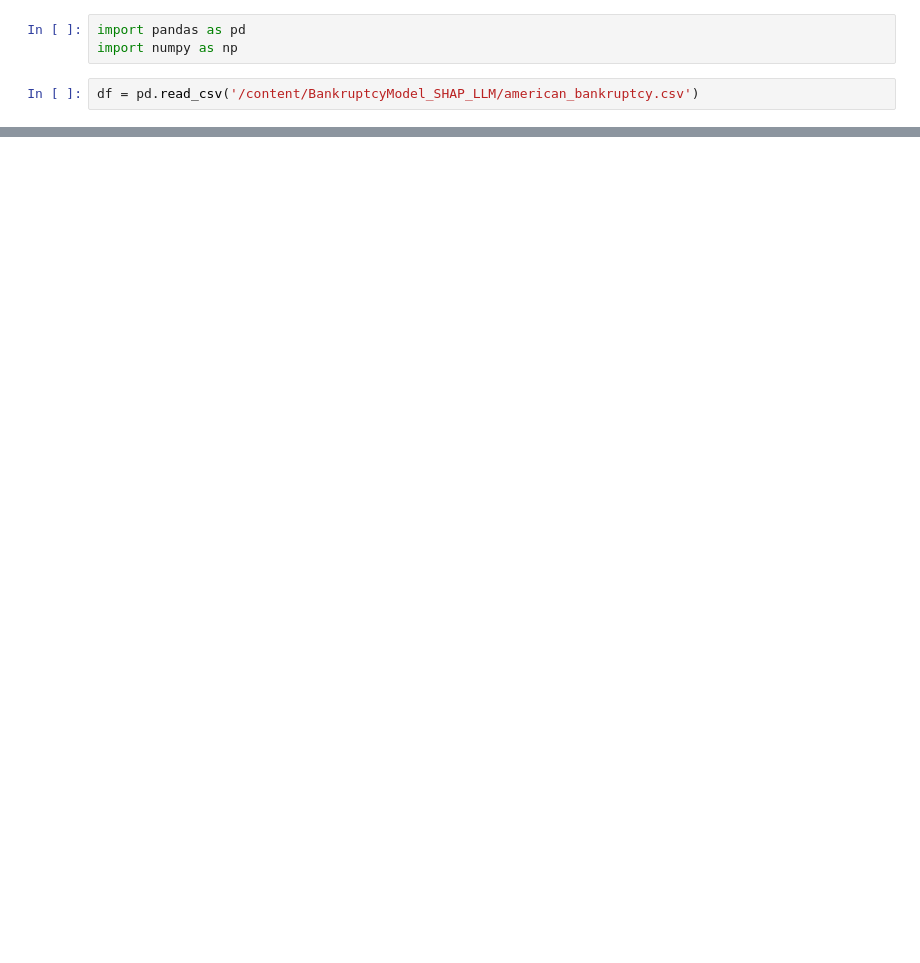
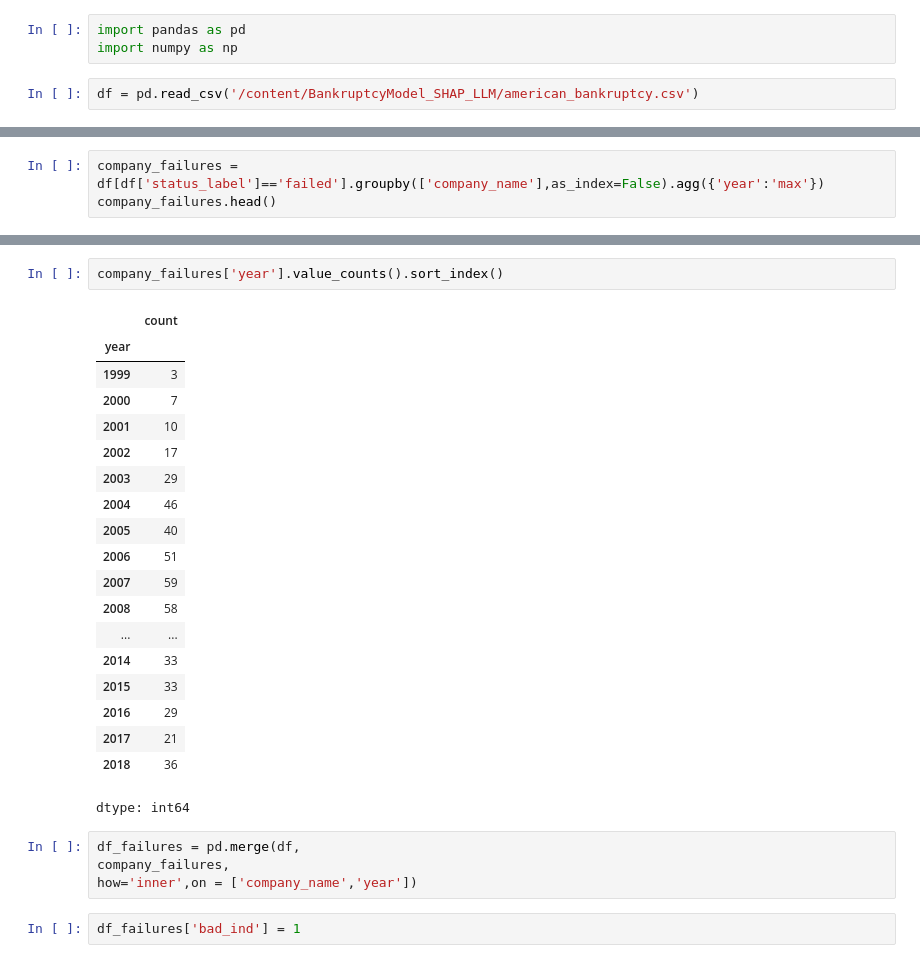
Before and after one commit to UdayaPrakashST/BankruptcyModel_SHAP_LLM, a Jupyter notebook: American_Bankruptcy_Prediction_1_Creating_the_modelling_dataset.ipynb, the cells around one changed output, grey strips where cells are left out. Saved outputs shown, nothing was run; the diff lists cells and outputs as text; blank space fills up the shorter version.

```diff
--- a/American_Bankruptcy_Prediction_1_Creating_the_modelling_dataset.ipynb
+++ b/American_Bankruptcy_Prediction_1_Creating_the_modelling_dataset.ipynb
@@ -16,0 +80,3 @@ df = pd.read_csv('/content/BankruptcyModel_SHAP_LLM/american_bankruptcy.csv')
+# %%
+company_failures = df[df['status_label']=='failed'].groupby(['company_name'],as_index=False).agg({'year':'max'})
+company_failures.head()
@@ -16,0 +90,28 @@ df = pd.read_csv('/content/BankruptcyModel_SHAP_LLM/american_bankruptcy.csv')
+# %%
+company_failures['year'].value_counts().sort_index()
+# %% [output]
+|  | count |
+| year |  |
+| 1999 | 3 |
+| 2000 | 7 |
+| 2001 | 10 |
+| 2002 | 17 |
+| 2003 | 29 |
+| 2004 | 46 |
+| 2005 | 40 |
+| 2006 | 51 |
+| 2007 | 59 |
+| 2008 | 58 |
+| ... | ... |
+| 2014 | 33 |
+| 2015 | 33 |
+| 2016 | 29 |
+| 2017 | 21 |
+| 2018 | 36 |
+dtype: int64
+# %%
+df_failures = pd.merge(df,
+company_failures,
+how='inner',on = ['company_name','year'])
+# %%
+df_failures['bad_ind'] = 1
```
Also changed, not shown: parts of 11 cells of this notebook.
